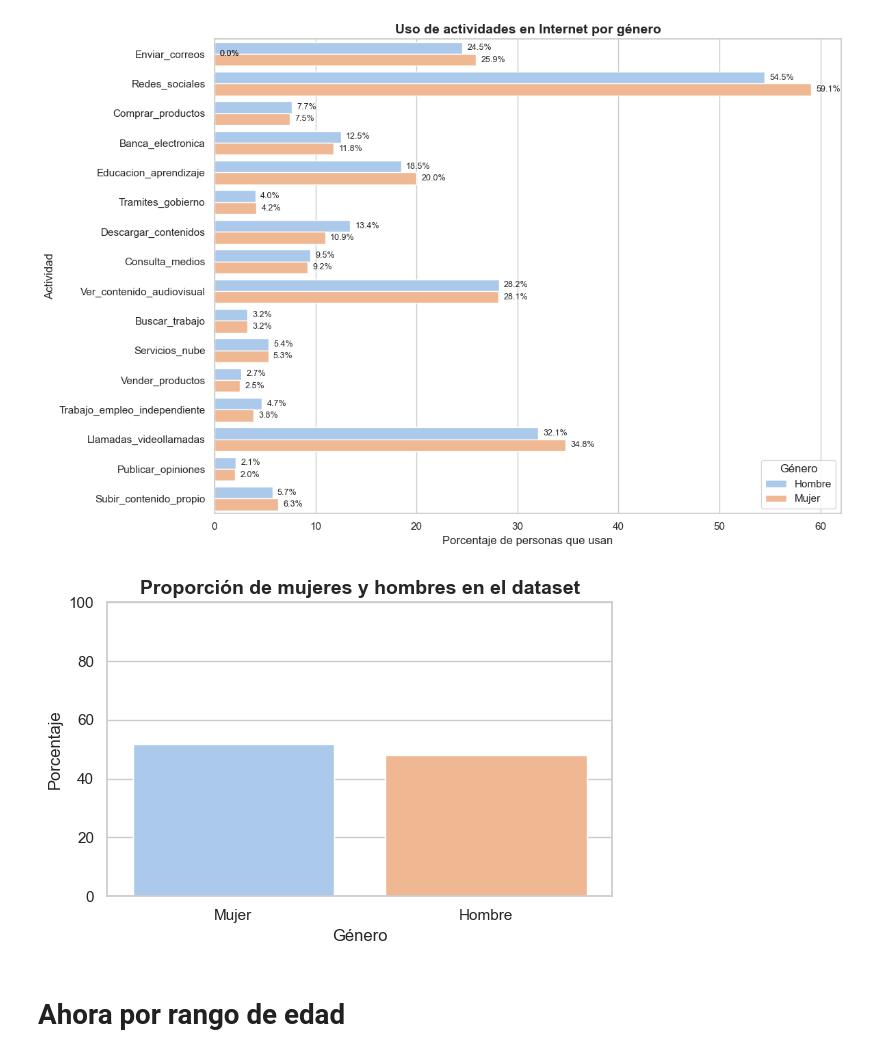
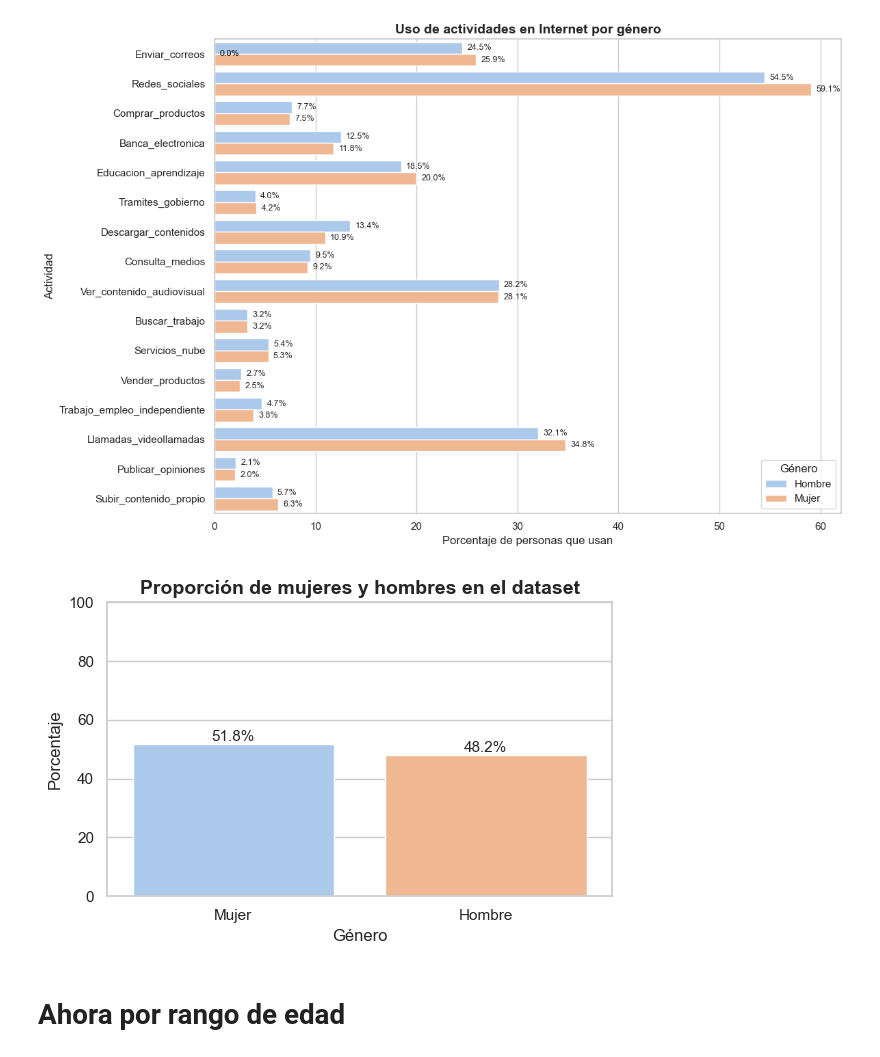
Before and after one commit to Alejagc0217/bc_brechadigitalcolombia, a Jupyter notebook: preguntas_proyecto.ipynb, the cells around one changed output. Cells and saved outputs as stored; diff of their text form; code cells hidden in the pictures.

```diff
--- a/preguntas_proyecto.ipynb
+++ b/preguntas_proyecto.ipynb
@@ -242,10 +222,9 @@ Index(['DIRECTORIO', 'SECUENCIA_ENCUESTA', 'SECUENCIA_P', 'ORDEN', 'FEX_C',
 | 3 | 8219792 | 8 | 8 | ATLÁNTICO | 1 | Sí |
 | 4 | 8219793 | 8 | 8 | ATLÁNTICO | 1 | Sí |
 # %%
-import seaborn as sns
-import matplotlib.pyplot as plt
+#Procesamiento para graficar porcentaje de viciendas conectados a Internet
 
-# Contar hogares por estado de conexión a internet
+#Contar hogares por estado de conexión a internet
 conteo_internet = df_v1['internet'].value_counts().reset_index()
 conteo_internet.columns = ['Internet', 'Cantidad']
 
@@ -254,7 +233,7 @@ total_hogares = conteo_internet['Cantidad'].sum()
 conteo_internet['Porcentaje'] = (conteo_internet['Cantidad'] / total_hogares * 100).round(2)
 
 # Estilo
-sns.set(style="whitegrid")
+sns.set_theme(style="whitegrid")
 
 # Gráfico de barras por porcentaje
 plt.figure(figsize=(6, 4))
@@ -273,7 +252,7 @@ for i, row in conteo_internet.iterrows():
     ax.text(i, row['Porcentaje'] + 1, f"{row['Porcentaje']}%", ha='center', fontsize=12)
 
 # Título y ejes
-plt.title("Porcentaje de hogares con conexión a Internet", fontsize=14)
+plt.title("Porcentaje de viviendas con conexión a Internet", fontsize=14)
 plt.xlabel("¿El hogar tiene conexión a Internet?")
 plt.ylabel("Porcentaje de hogares (%)")
 plt.tight_layout()
@@ -285,23 +262,22 @@ plt.show()
 # %%
-import seaborn as sns
-import matplotlib.pyplot as plt
+#Procesamiento graficar acceso a internet de viviendas por departamento
 
-# 1. Contar hogares por departamento y estado de internet
+# Contar Viviendas por departamento y estado de internet
 conteo_dep_internet = df_v1.groupby(['departamento', 'internet']).size().reset_index(name='Cantidad')
 
-# 2. Calcular total por departamento
+# Calcular total por departamento
 totales_dep = conteo_dep_internet.groupby('departamento')['Cantidad'].transform('sum')
 
-# 3. Calcular porcentaje
+# Calcular porcentaje
 conteo_dep_internet['Porcentaje'] = (conteo_dep_internet['Cantidad'] / totales_dep * 100).round(2)
 
-# 4. Ordenar departamentos alfabéticamente
+# Ordenar departamentos alfabéticamente
 conteo_dep_internet = conteo_dep_internet.sort_values('departamento')
 
-# 5. Estilo
-sns.set(style="whitegrid")
+# Estilo
+sns.set_theme(style="whitegrid")
 
-# 6. Gráfico de barras agrupadas por porcentaje
+# Gráfico de barras agrupadas por porcentaje
 plt.figure(figsize=(18, 8))
 ax = sns.barplot(
     data=conteo_dep_internet,
@@ -311,7 +287,7 @@ ax = sns.barplot(
     palette="Set2"
 )
 
-# 7. Mostrar porcentaje encima de cada barra
+# Mostrar porcentaje encima de cada barra
 for container in ax.containers:
     ax.bar_label(container, fmt='%.1f%%', label_type='edge', fontsize=9, padding=2)
 
@@ -374,9 +352,6 @@ LA GUAJIRA                  28.487733
 VICHADA                     27.241230
 CHOCÓ                       26.989336
 # %%
-import seaborn as sns
-import matplotlib.pyplot as plt
-
 top_5_mayor = top_5_mayor.copy()
 top_5_menor = top_5_menor.copy()
 
@@ -389,7 +364,7 @@ df_ranking = pd.concat([top_5_mayor, top_5_menor])
 df_ranking = df_ranking.sort_values("Porcentaje_Con_Internet", ascending=False)
 
 # Configurar estilo
-sns.set(style="whitegrid")
+sns.set_theme(style="whitegrid")
 
 # Crear figura
 plt.figure(figsize=(10,6))
@@ -413,7 +388,7 @@ for p in ax.patches:
     )
 
 # Títulos y etiquetas
-plt.title("Departamentos con mayor y menor acceso a Internet", fontsize=16, weight="bold")
+plt.title("TOP 5 Departamentos con mayor y menor acceso a Internet", fontsize=16, weight="bold")
 plt.xlabel("Porcentaje de hogares con Internet")
 plt.ylabel("Departamento")
 plt.legend(title="Grupo")
@@ -1005,38 +935,40 @@ plt.show()
 # %% [output]
 [figure]
 # %%
-import seaborn as sns
-import matplotlib.pyplot as plt
-
 # Contar cantidad por género
 conteo_genero = df_p3["Genero"].value_counts().reset_index()
 conteo_genero.columns = ["Genero", "Cantidad"]
 
 # Calcular porcentaje
 conteo_genero["Porcentaje"] = conteo_genero["Cantidad"] / conteo_genero["Cantidad"].sum() * 100
 
 # Configurar estilo
-sns.set(style="whitegrid")
+sns.set_theme(style="whitegrid")
 
 # Crear gráfico de barras
 plt.figure(figsize=(6,4))
 ax = sns.barplot(
     data=conteo_genero,
     x="Genero",
     y="Porcentaje",
     palette="pastel"
 )
 
+# Añadir etiquetas de porcentaje sobre cada barra
+for i, row in conteo_genero.iterrows():
+    ax.text(i, row["Porcentaje"] + 1, f'{row["Porcentaje"]:.1f}%',
+            ha='center', fontsize=11)
+
 # Título y etiquetas
 ax.set_title("Proporción de mujeres y hombres en el dataset", fontsize=14, weight="bold")
 ax.set_ylabel("Porcentaje")
 ax.set_xlabel("Género")
 
 plt.ylim(0, 100)
 plt.tight_layout()
 plt.show()
 # %% [output]
-[figure, old version]
+[figure, new version]
 # %% [markdown]
 # Ahora por rango de edad
 # %%
```
Also changed, not shown: parts of 28 cells of this notebook.
